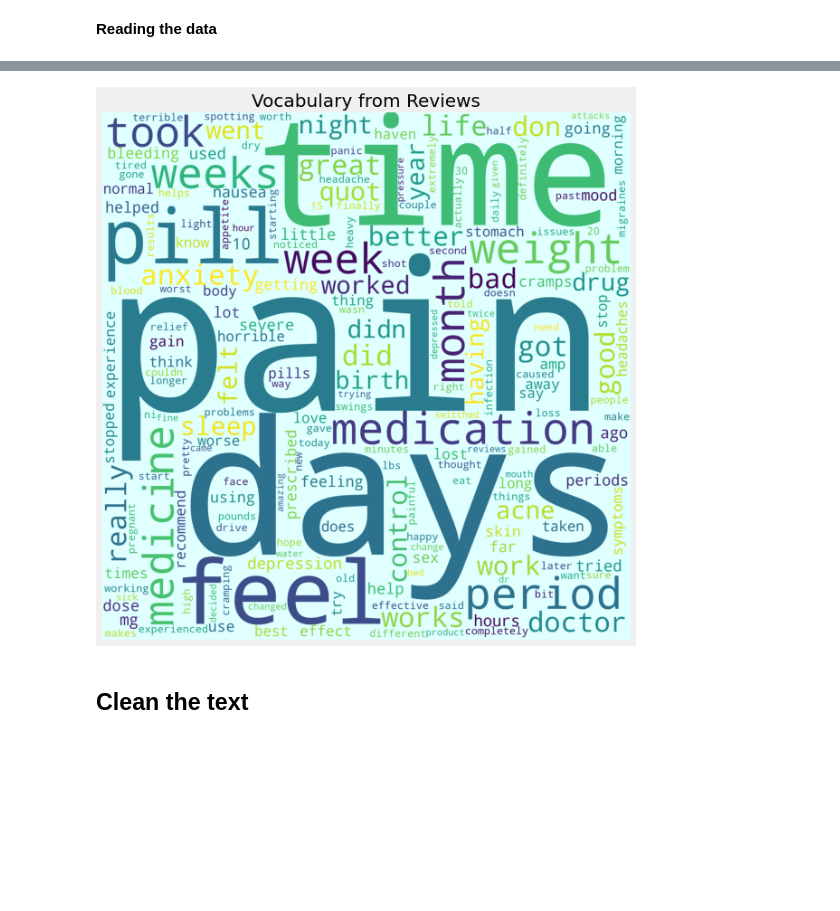
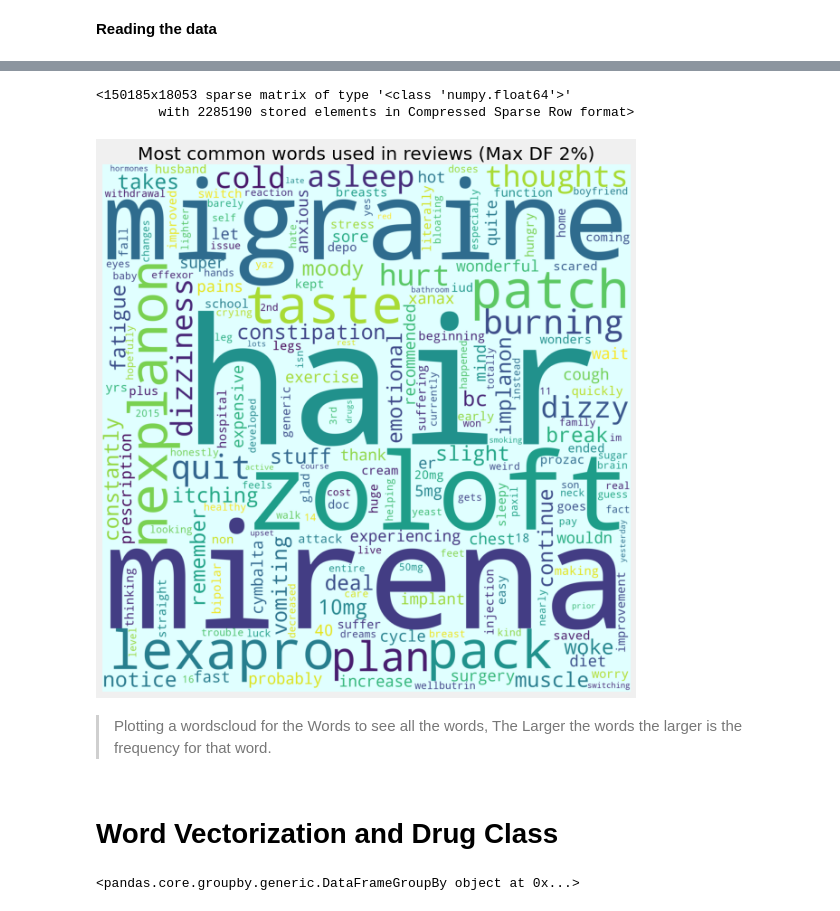
Before and after one commit to micherjo/DrugReviewsDataMining, a Jupyter notebook: INLS_690_Project_Exploratory.ipynb, the cells around one changed output, grey strips where cells are left out. Saved outputs shown, nothing was run; the diff lists cells and outputs as text; code cells hidden in the pictures; blank space fills up the shorter version.

```diff
--- a/INLS_690_Project_Exploratory.ipynb
+++ b/INLS_690_Project_Exploratory.ipynb
@@ -176,0 +852,3 @@ data[data['length'] == 150]['review'].iloc[0]
+# %%
+freq = pd.Series(' '.join(data['review']).split()).value_counts()[:50]
+freq
@@ -176,0 +873,4 @@ data[data['length'] == 150]['review'].iloc[0]
+# %%
+freq = list(freq.index)
+data['review'] = data['review'].apply(lambda x: " ".join(x for x in x.split() if x not in freq))
+data['review'].head()
@@ -196,0 +920,18 @@ plt.show()
+# %%
+from sklearn.feature_extraction.text import TfidfVectorizer
+
+
+cv = TfidfVectorizer(strip_accents=ascii, lowercase=True, analyzer='word', smooth_idf=True, stop_words = 'english', max_df=.20)
+words = cv.fit_transform(data.review)
+sum_words = words.sum(axis=0)
+
+
+words_freq = [(word, sum_words[0, idx]) for word, idx in cv.vocabulary_.items()]
+words_freq = sorted(words_freq, key = lambda x: x[1], reverse = True)
+frequency = pd.DataFrame(words_freq, columns=['word', 'freq'])
+
+plt.style.use('fivethirtyeight')
+color = plt.cm.ocean(np.linspace(0, 1, 20))
+frequency.head(20).plot(x='word', y='freq', kind='bar', figsize=(15, 6), color = color)
+plt.title("Most Frequently Occuring Words - Top 20 (Max df = 20%)")
+plt.show()
@@ -196,0 +940,18 @@ plt.show()
+# %%
+from sklearn.feature_extraction.text import TfidfVectorizer
+
+
+cv = TfidfVectorizer(strip_accents=ascii, lowercase=True, analyzer='word', smooth_idf=True, stop_words = 'english', min_df=5, max_df=.02)
+words = cv.fit_transform(data.review)
+
+sum_words = words.sum(axis=0)
+
+words_freq = [(word, sum_words[0, idx]) for word, idx in cv.vocabulary_.items()]
+words_freq = sorted(words_freq, key = lambda x: x[1], reverse = True)
+frequency = pd.DataFrame(words_freq, columns=['word', 'freq'])
+
+plt.style.use('fivethirtyeight')
+color = plt.cm.ocean(np.linspace(0, 1, 20))
+frequency.head(20).plot(x='word', y='freq', kind='bar', figsize=(15, 6), color = color)
+plt.title("Most Frequently Occuring Words - Top 20 (Max df = 2%)")
+plt.show()
@@ -197,15 +960,27 @@ plt.show()
+# %%
+words
+# %% [output]
+<150185x18053 sparse matrix of type '<class 'numpy.float64'>'
+        with 2285190 stored elements in Compressed Sparse Row format>
 # %%
 from wordcloud import WordCloud
 
 wordcloud = WordCloud(background_color = 'lightcyan', width = 2000, height = 2000).generate_from_frequencies(dict(words_freq))
 
 plt.style.use('fivethirtyeight')
 plt.figure(figsize=(10, 10))
 plt.axis('off')
 plt.imshow(wordcloud)
-plt.title("Vocabulary from Reviews", fontsize = 20)
+plt.title("Most common words used in reviews (Max DF 2%)", fontsize = 20)
 plt.show()
 # %% [output]
-[figure, old version]
+[figure, new version]
-# %% [markdown]
-## Clean the text
+# %% [markdown]
+> Plotting a wordscloud for the Words to see all the words, The Larger the words the larger is the frequency for that word.
+# %% [markdown]
+# Word Vectorization and Drug Class
+# %%
+grouped = data.groupby(by=['drug_class'])
+grouped
+# %% [output]
+<pandas.core.groupby.generic.DataFrameGroupBy object at 0x...>
```
Also changed, not shown: parts of 151 cells of this notebook.
